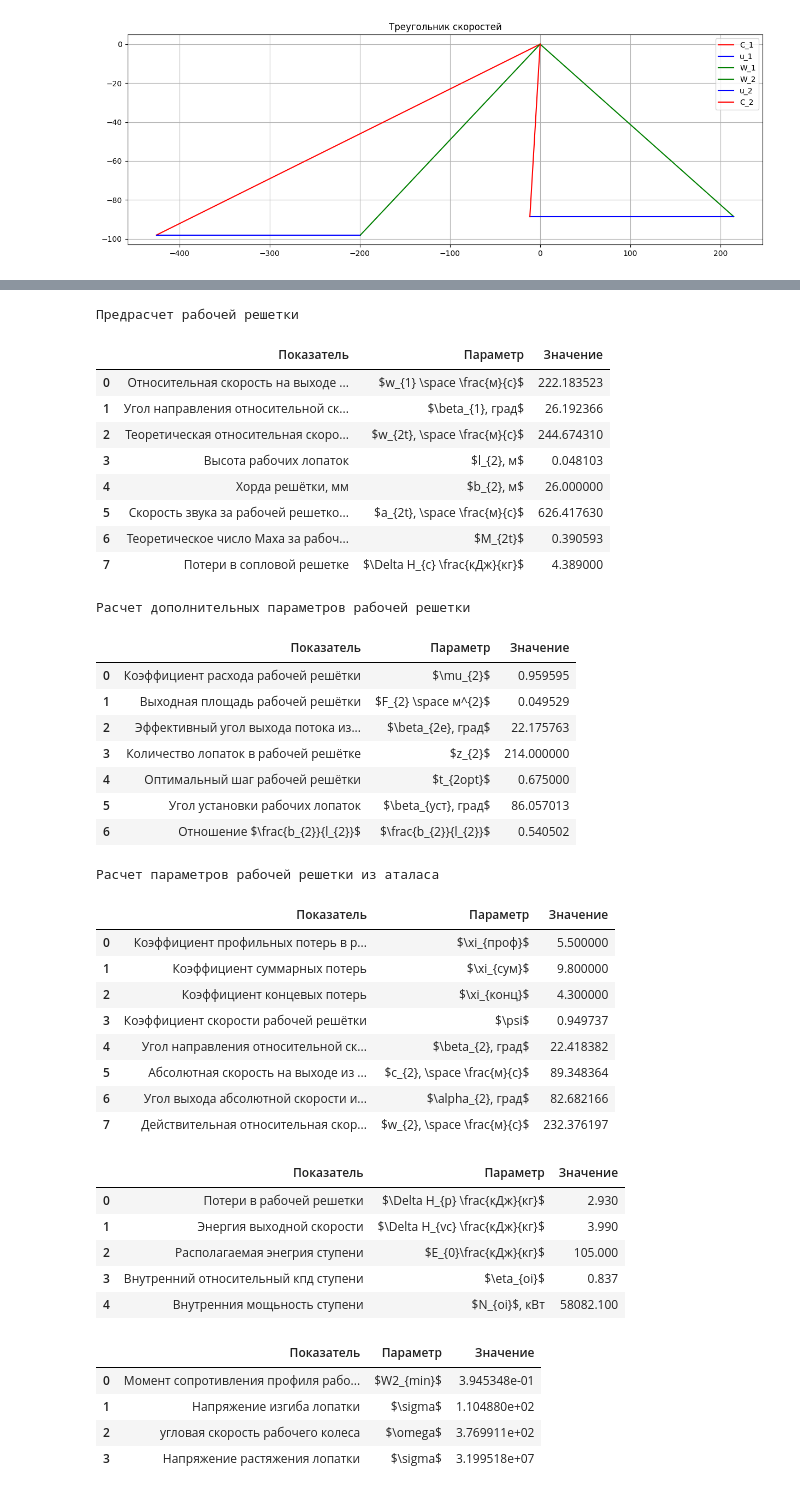
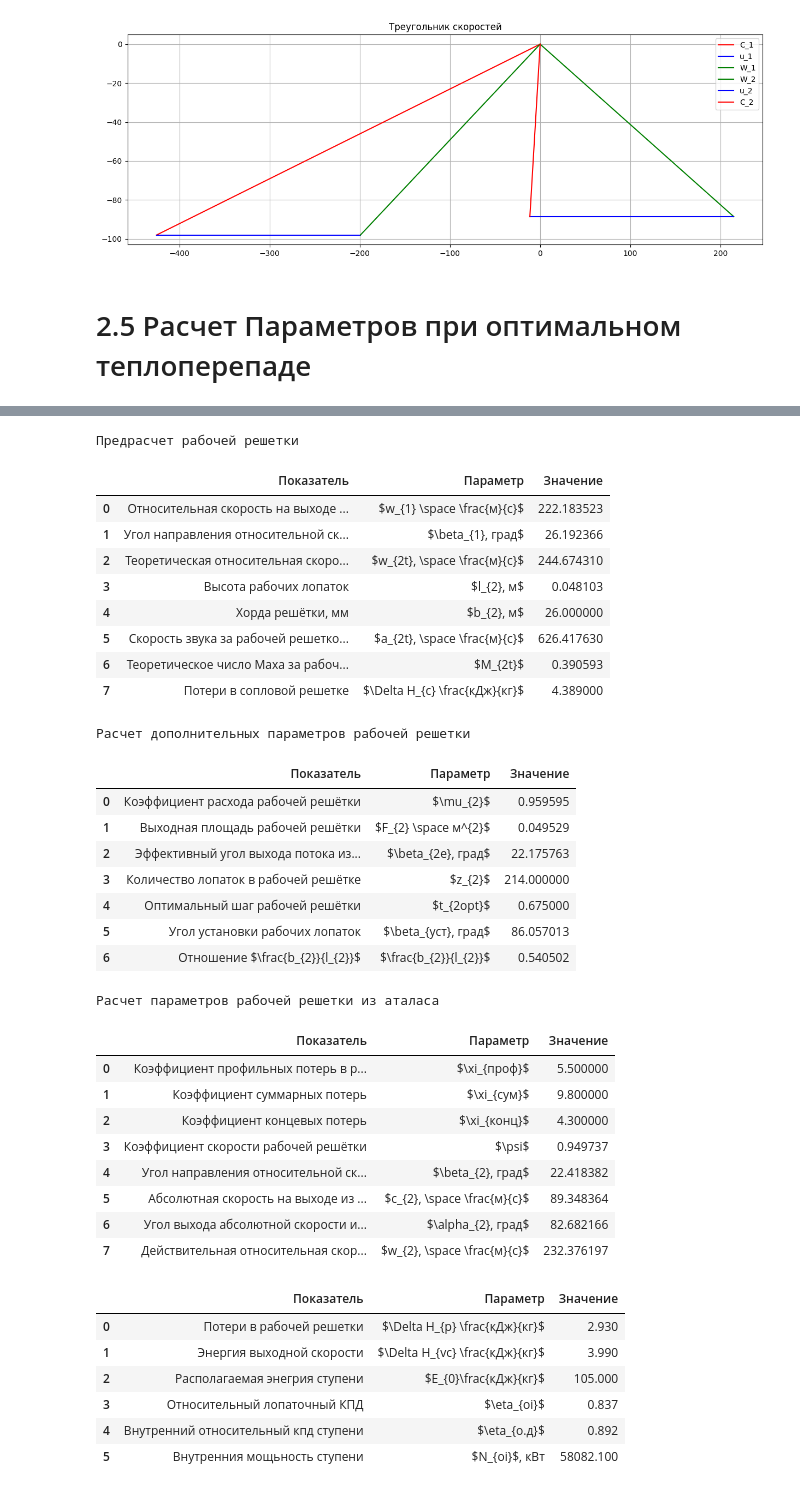
Before and after one commit to BonadykovNM/PythonTurbine, a Jupyter notebook: Курсач/Сoursework.ipynb, the cells around one changed output, grey strips where cells are left out. Drawn from its saved outputs; the diff is of its cells as text; code cells hidden in the pictures.

```diff
--- a/Курсач/Сoursework.ipynb
+++ b/Курсач/Сoursework.ipynb
@@ -145,8 +150,11 @@ Inner_part.efficiency_graph(point0, d_sr, n, p, H0, inlet_mass_flow)
 Inner_part.plot_triangles(point0, d_sr, n, p, 105, inlet_mass_flow)
 # %% [output]
 [figure]
+# %% [markdown]
+# 2.5 Расчет Параметров при оптимальном теплоперепаде
 # %%
 Inner_part.data_output(point0, d_sr, n, p, 105, inlet_mass_flow)
+Inner_part.data_output1(point0, d_sr, n, p, 105, inlet_mass_flow)
 # %% [output]
 Предрасчет сопловой решетки
 |  | Показатель | Параметр | Значение |
@@ -183,37 +191,33 @@ Inner_part.data_output(point0, d_sr, n, p, 105, inlet_mass_flow)
 | 1 | Угол направления относительной ск... | $\beta_{1}, град$ | 26.192366 |
 | 2 | Теоретическая относительная скоро... | $w_{2t}, \space \frac{м}{с}$ | 244.674310 |
 | 3 | Высота рабочих лопаток | $l_{2}, м$ | 0.048103 |
 | 4 | Хорда решётки, мм | $b_{2}, м$ | 26.000000 |
 | 5 | Скорость звука за рабочей решетко... | $a_{2t}, \space \frac{м}{с}$ | 626.417630 |
 | 6 | Теоретическое число Маха за рабоч... | $M_{2t}$ | 0.390593 |
 | 7 | Потери в сопловой решетке | $\Delta H_{c} \frac{кДж}{кг}$ | 4.389000 |
 Расчет дополнительных параметров рабочей решетки
 |  | Показатель | Параметр | Значение |
 | 0 | Коэффициент расхода рабочей решётки | $\mu_{2}$ | 0.959595 |
 | 1 | Выходная площадь рабочей решётки | $F_{2} \space м^{2}$ | 0.049529 |
 | 2 | Эффективный угол выхода потока из... | $\beta_{2e}, град$ | 22.175763 |
 | 3 | Количество лопаток в рабочей решётке | $z_{2}$ | 214.000000 |
 | 4 | Оптимальный шаг рабочей решётки | $t_{2opt}$ | 0.675000 |
 | 5 | Угол установки рабочих лопаток | $\beta_{уст}, град$ | 86.057013 |
 | 6 | Отношение $\frac{b_{2}}{l_{2}}$ | $\frac{b_{2}}{l_{2}}$ | 0.540502 |
 Расчет параметров рабочей решетки из аталаса
 |  | Показатель | Параметр | Значение |
 | 0 | Коэффициент профильных потерь в р... | $\xi_{проф}$ | 5.500000 |
 | 1 | Коэффициент суммарных потерь | $\xi_{сум}$ | 9.800000 |
 | 2 | Коэффициент концевых потерь | $\xi_{конц}$ | 4.300000 |
 | 3 | Коэффициент скорости рабочей решётки | $\psi$ | 0.949737 |
 | 4 | Угол направления относительной ск... | $\beta_{2}, град$ | 22.418382 |
 | 5 | Абсолютная скорость на выходе из ... | $c_{2}, \space \frac{м}{с}$ | 89.348364 |
 | 6 | Угол выхода абсолютной скорости и... | $\alpha_{2}, град$ | 82.682166 |
 | 7 | Действительная относительная скор... | $w_{2}, \space \frac{м}{с}$ | 232.376197 |
 |  | Показатель | Параметр | Значение |
 | 0 | Потери в рабочей решетки | $\Delta H_{р} \frac{кДж}{кг}$ | 2.930 |
 | 1 | Энергия выходной скорости | $\Delta H_{vc} \frac{кДж}{кг}$ | 3.990 |
 | 2 | Располагаемая энегрия ступени | $E_{0}\frac{кДж}{кг}$ | 105.000 |
-| 3 | Внутренний относительный кпд ступени | $\eta_{oi}$ | 0.837 |
-| 4 | Внутренния мощьность ступени | $N_{oi}$, кВт | 58082.100 |
+| 3 | Относительный лопаточный КПД | $\eta_{oi}$ | 0.837 |
+| 4 | Внутренний относительный кпд ступени | $\eta_{о.д}$ | 0.892 |
+| 5 | Внутренния мощьность ступени | $N_{oi}$, кВт | 58082.100 |
-|  | Показатель | Параметр | Значение |
-| 0 | Момент сопротивления профиля рабо... | $W2_{min}$ | 3.945348e-01 |
-| 1 | Напряжение изгиба лопатки | $\sigma$ | 1.104880e+02 |
-| 2 | угловая скорость рабочего колеса | $\omega$ | 3.769911e+02 |
-| 3 | Напряжение растяжения лопатки | $\sigma$ | 3.199518e+07 |
```
Also changed, not shown: parts of 23 cells of this notebook, 1 other file.
